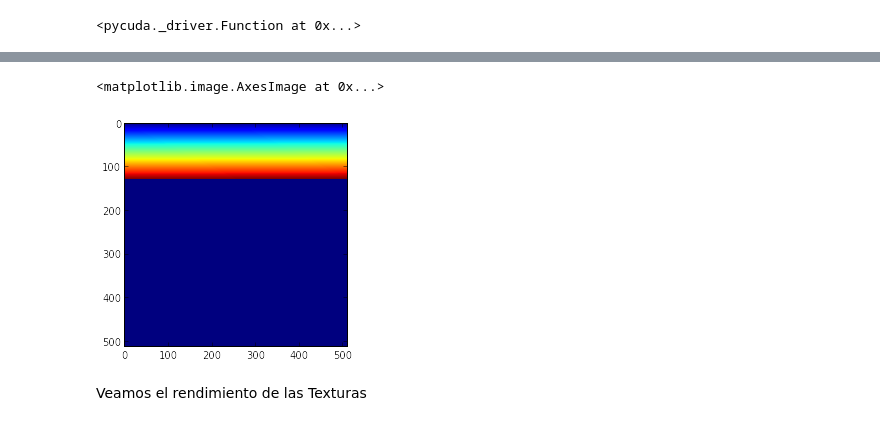
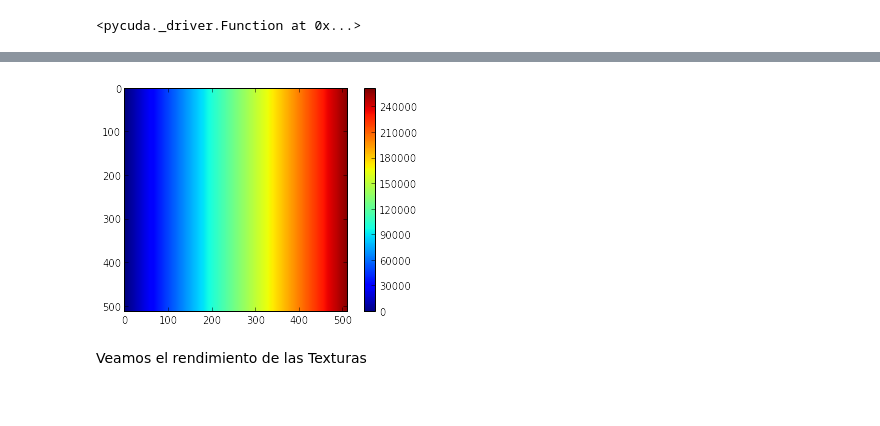
Before and after one commit to zamorays/miniCursoPycuda, a Jupyter notebook: Sesion5_MemoriasCUDA.ipynb, the cells around one changed output, grey strips where cells are left out. Saved outputs shown, nothing was run; the diff lists cells and outputs as text; code cells hidden in the pictures.

```diff
--- a/Sesion5_MemoriasCUDA.ipynb
+++ b/Sesion5_MemoriasCUDA.ipynb
@@ -451,0 +482,3 @@ A[tid] = texRead;  //Eescritura rn memoria Global
+# %%
+myDir = getcwd()
+myDir
@@ -452,4 +487,4 @@ A[tid] = texRead;  //Eescritura rn memoria Global
 # %%
-cuCode = SourceModule(incLib+myTex+texK)
-texR = cuCode.get_texref('myTexture') # Compilamos el kernel
-textureR = cuCode.get_function('rwTex') # Obtenemos la referencia de la Textura
+cuCode = SourceModule(kernelS,include_dirs=[myDir])
+texR = cuCode.get_texref('myTexture') # Obtenemos la referencia de la Textura
+textureR = cuCode.get_function('rwTex') # Compilamos el kernel
@@ -534,6 +588,6 @@ matrixArray, copyMatrixArray = np3DtoCudaArray(A_cpu,allowSurfaceBind=True)
 # Creamos el CUDA Array a partir de arreglo numpy
 # %%
-A_gpu = gpuarray.zeros((512,512), dtype=np.float32)  # Aqui escribiremos
+A_gpu = gpuarray.zeros((512,512), dtype=presCPU)  # Aqui escribiremos
 # %%
 A_gpu
 imshow(A_gpu.get())
@@ -548,8 +603,9 @@ textureR.prepare('P',texrefs=[texR]) # Preparamos el Kernel y pasamos la textura
 texR.set_array(matrixArray) # Paso crucial: ligamos la textura con el CUDA Array
 # Ojo toda la informacion esta en el CUDA Array y ligamos a Texturas para hacer las lecturas estructuradas
 # %%
+cuBlock = (16,16,1) # 512,256,1024 thread per Block
 print cuBlock
-cuGrid = (16,16,1)
+cuGrid = (32,32,1)
 textureR.prepared_call(cuGrid,cuBlock,A_gpu.gpudata)
 # %% [output]
 (16, 16, 1)
@@ -649,9 +725,10 @@ texR.set_array(matrixArray)
 # %%
 textureR.prepared_call(cuGrid,cuBlock,A_gpu.gpudata)
 imshow(A_gpu.get())
+colorbar()
+ctx.synchronize()
 # %% [output]
-<matplotlib.image.AxesImage at 0x...>
-[figure, old version]
+[figure, new version]
 # %% [markdown]
 Veamos el rendimiento de las Texturas
 # %%
```
Also changed, not shown: parts of 45 cells of this notebook, 13 other files.
